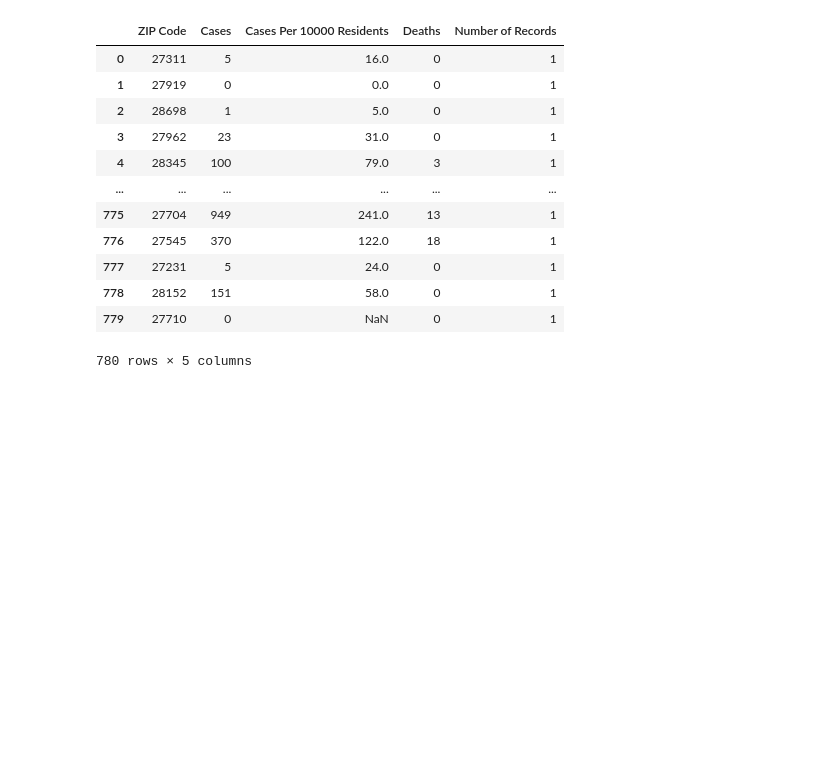
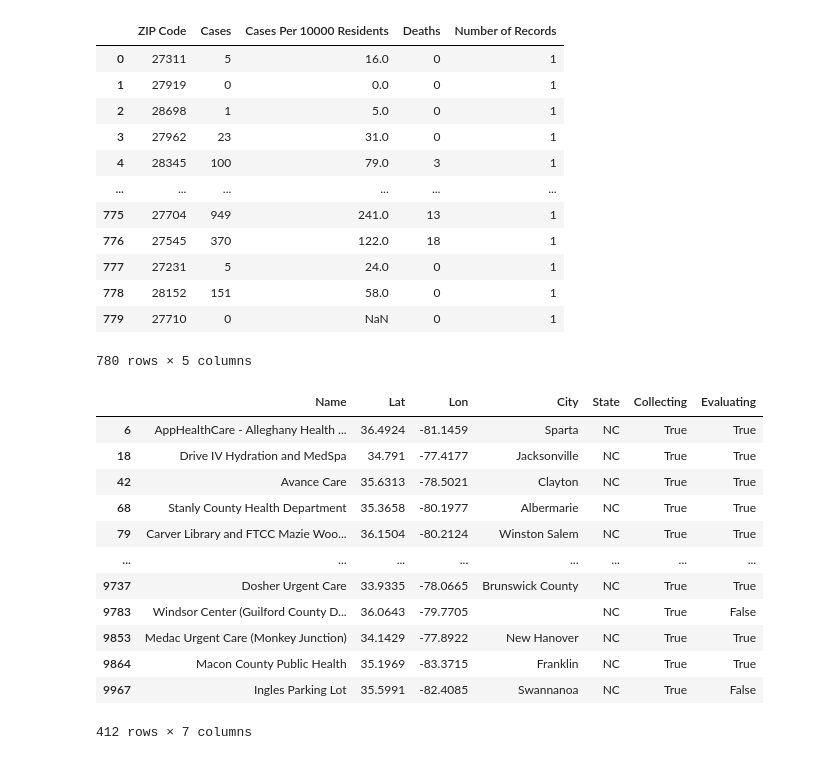
Before and after one commit to colbyhoke/project_1, a Jupyter notebook: covidapi.ipynb, the cells around one changed output. Drawn from its saved outputs; the diff is of its cells as text; code cells hidden in the pictures; blank space fills up the shorter version.

```diff
--- a/covidapi.ipynb
+++ b/covidapi.ipynb
@@ -181,3 +183,12 @@ test4_df
 | 778 | 28152 | 151 | 58.0 | 0 | 1 |
 | 779 | 27710 | 0 | NaN | 0 | 1 |
 780 rows × 5 columns
+# %%
+# COVID testing location data
+# From https://github.com/codersagainstcovidorg/covid19testing-backend
+
+testing_df = pd.DataFrame(columns=['Name','Lat','Lon','City','State','Collecting','Evaluating'])
+testing_df
+
+base_url = "http://api.findcovidtesting.com/api/v1/location"
+response = requests.get(base_url).json()
@@ -183,0 +207,29 @@ test4_df
+# %%
+# Iterate through the response and store selected variables in dataframe
+
+for i in range(len(response)):
+    if response[i]['location_address_region'] == 'NC':
+        testing_df.loc[i,'Name'] = response[i]['location_name']
+        testing_df.loc[i,'Lat'] = response[i]['location_latitude']
+        testing_df.loc[i,'Lon'] = response[i]['location_longitude']
+        testing_df.loc[i,'City'] = response[i]['location_address_locality']
+        testing_df.loc[i,'State'] = response[i]['location_address_region']
+        testing_df.loc[i,'Collecting'] = response[i]['is_collecting_samples']
+        testing_df.loc[i,'Evaluating'] = response[i]['is_evaluating_symptoms']
+
+# Display the dataframe
+testing_df
+# %% [output]
+|  | Name | Lat | Lon | City | State | Collecting | Evaluating |
+| 6 | AppHealthCare - Alleghany Health ... | 36.4924 | -81.1459 | Sparta | NC | True | True |
+| 18 | Drive IV Hydration and MedSpa | 34.791 | -77.4177 | Jacksonville | NC | True | True |
+| 42 | Avance Care | 35.6313 | -78.5021 | Clayton | NC | True | True |
+| 68 | Stanly County Health Department | 35.3658 | -80.1977 | Albermarie | NC | True | True |
+| 79 | Carver Library and FTCC Mazie Woo... | 36.1504 | -80.2124 | Winston Salem | NC | True | True |
+| ... | ... | ... | ... | ... | ... | ... | ... |
+| 9737 | Dosher Urgent Care | 33.9335 | -78.0665 | Brunswick County | NC | True | True |
+| 9783 | Windsor Center (Guilford County D... | 36.0643 | -79.7705 |  | NC | True | False |
+| 9853 | Medac Urgent Care (Monkey Junction) | 34.1429 | -77.8922 | New Hanover | NC | True | True |
+| 9864 | Macon County Public Health | 35.1969 | -83.3715 | Franklin | NC | True | True |
+| 9967 | Ingles Parking Lot | 35.5991 | -82.4085 | Swannanoa | NC | True | False |
+412 rows × 7 columns
```
Also changed, not shown: parts of 3 cells of this notebook, 1 other file.
